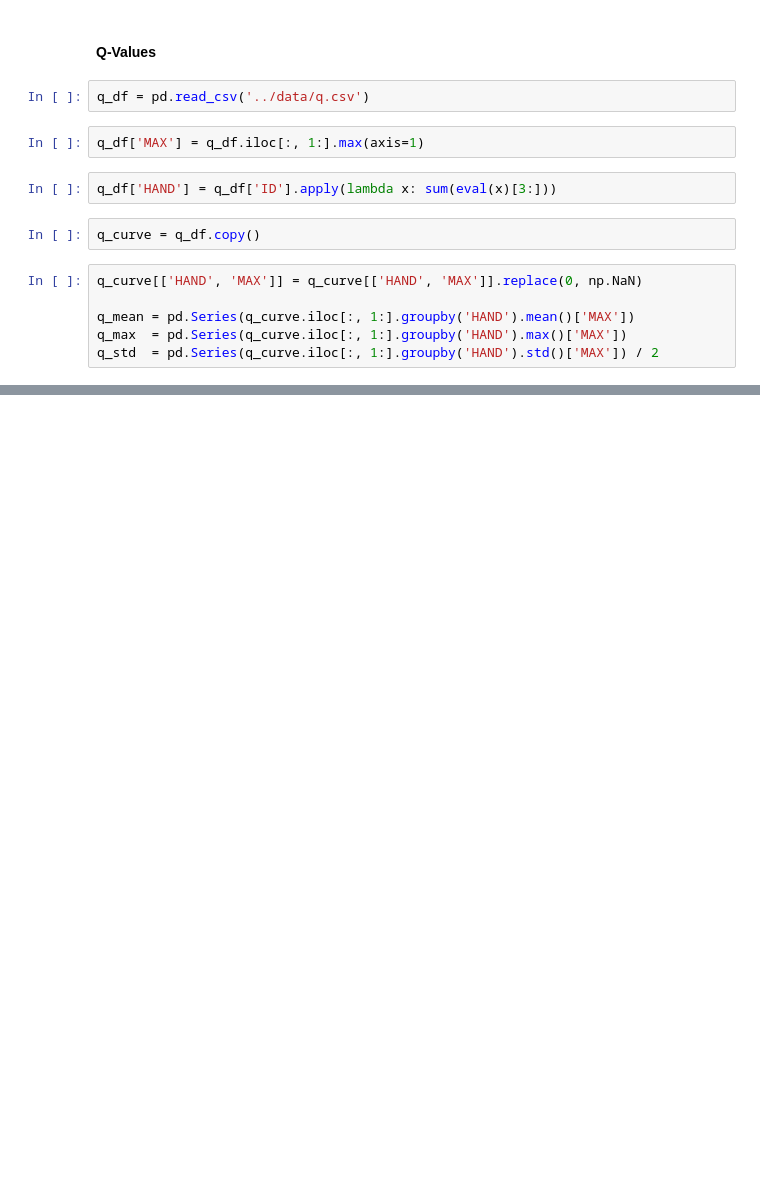
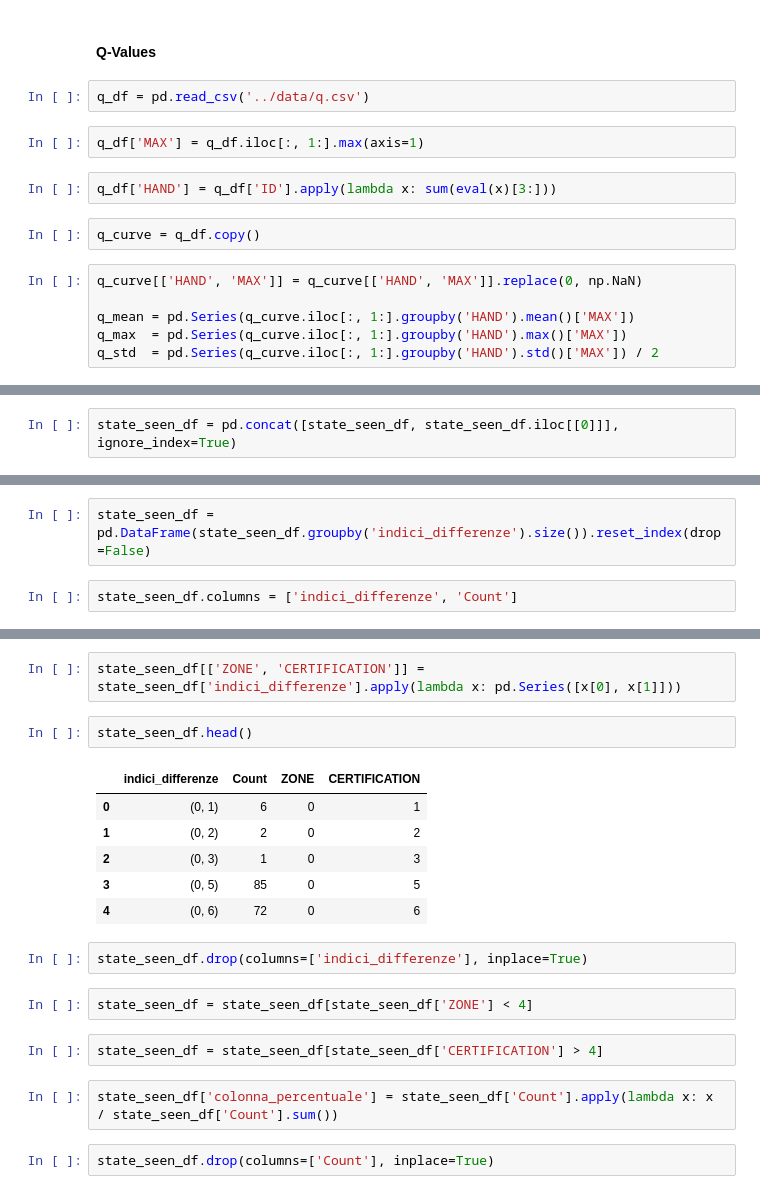
Before and after one commit to andreabazerla/dpcm-card-game, a Jupyter notebook: notebooks/analysis.ipynb, the cells around one changed output, grey strips where cells are left out. Cells and saved outputs as stored; diff of their text form; blank space fills up the shorter version.

```diff
--- a/notebooks/analysis.ipynb
+++ b/notebooks/analysis.ipynb
@@ -367,0 +336,2 @@ plt.show()
+# %%
+state_seen_df = pd.concat([state_seen_df, state_seen_df.iloc[[0]]], ignore_index=True)
@@ -367,0 +347,4 @@ plt.show()
+# %%
+state_seen_df = pd.DataFrame(state_seen_df.groupby('indici_differenze').size()).reset_index(drop=False)
+# %%
+state_seen_df.columns = ['indici_differenze', 'Count']
@@ -367,0 +360,21 @@ plt.show()
+# %%
+state_seen_df[['ZONE', 'CERTIFICATION']] = state_seen_df['indici_differenze'].apply(lambda x: pd.Series([x[0], x[1]]))
+# %%
+state_seen_df.head()
+# %% [output]
+|  | indici_differenze | Count | ZONE | CERTIFICATION |
+| 0 | (0, 1) | 6 | 0 | 1 |
+| 1 | (0, 2) | 2 | 0 | 2 |
+| 2 | (0, 3) | 1 | 0 | 3 |
+| 3 | (0, 5) | 85 | 0 | 5 |
+| 4 | (0, 6) | 72 | 0 | 6 |
+# %%
+state_seen_df.drop(columns=['indici_differenze'], inplace=True)
+# %%
+state_seen_df = state_seen_df[state_seen_df['ZONE'] < 4]
+# %%
+state_seen_df = state_seen_df[state_seen_df['CERTIFICATION'] > 4]
+# %%
+state_seen_df['colonna_percentuale'] = state_seen_df['Count'].apply(lambda x: x / state_seen_df['Count'].sum())
+# %%
+state_seen_df.drop(columns=['Count'], inplace=True)
```
Also changed, not shown: parts of 49 cells of this notebook, 2 other files.
